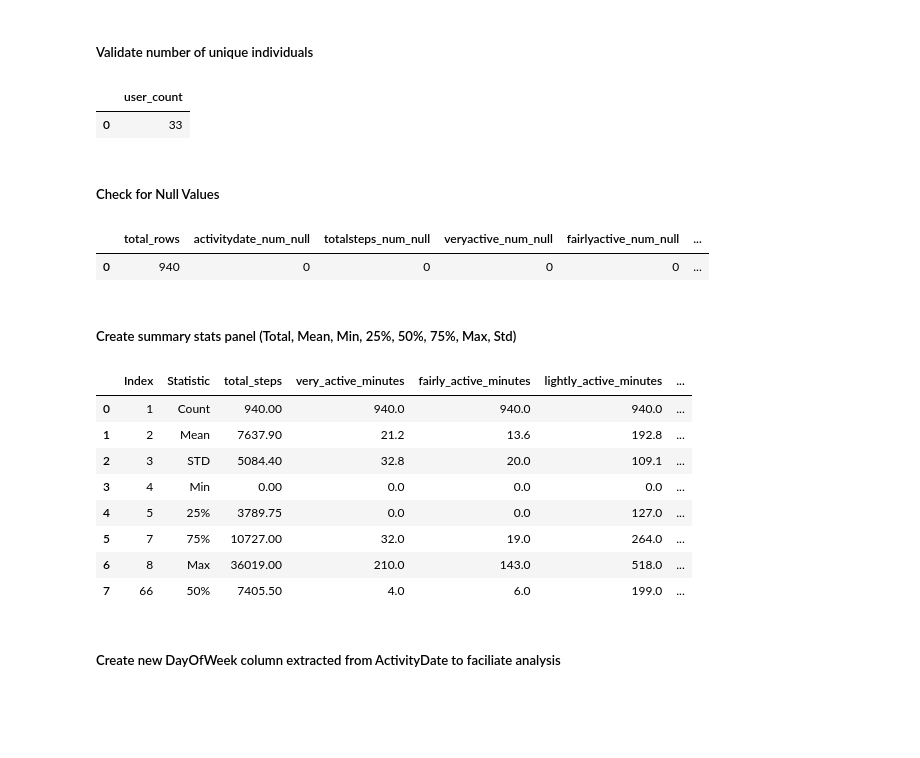
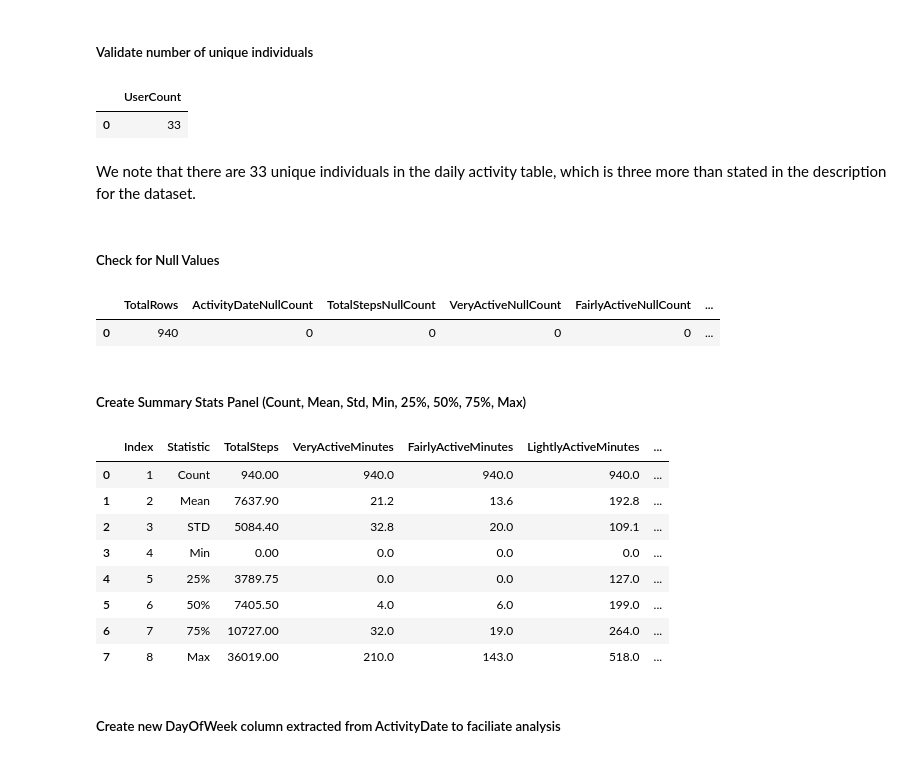
Before and after one commit to phlln/bellabeat-analysis, a Jupyter notebook: bellabeat_bigquery_playground.ipynb, the cells around one changed output. Saved outputs shown, nothing was run; the diff lists cells and outputs as text; code cells hidden in the pictures; blank space fills up the shorter version.

```diff
--- a/bellabeat_bigquery_playground.ipynb
+++ b/bellabeat_bigquery_playground.ipynb
@@ -152,40 +152,40 @@ Because we're primarly interested in extracting broad general user behaviors, me
 ##### Validate number of unique individuals
 # %%
 %%bigquery
-SELECT
-    COUNT(DISTINCT ID) AS user_count
-FROM `gac-bellabeat.activity.daily`;
+SELECT COUNT(DISTINCT ID) AS UserCount
+  FROM `gac-bellabeat.activity.daily`;
 # %% [output]
-|  | user_count |
+|  | UserCount |
 | 0 | 33 |
+# %% [markdown]
+We note that there are 33 unique individuals in the daily activity table, which is three more than stated in the description for the dataset.
 # %% [markdown]
 ##### Check for Null Values
 # %%
 %%bigquery
-SELECT
-    COUNT(*) total_rows,
-    SUM(CASE WHEN ActivityDate IS NULL THEN 1 ELSE 0 END) activitydate_num_null,
-    SUM(CASE WHEN TotalSteps IS NULL THEN 1 ELSE 0 END) totalsteps_num_null,
-    SUM(CASE WHEN VeryActiveMinutes IS NULL THEN 1 ELSE 0 END) veryactive_num_null,
-    SUM(CASE WHEN FairlyActiveMinutes IS NULL THEN 1 ELSE 0 END) fairlyactive_num_null,
-    SUM(CASE WHEN LightlyActiveMinutes IS NULL THEN 1 ELSE 0 END) lightlyactive_num_null,
-    SUM(CASE WHEN SedentaryMinutes IS NULL THEN 1 ELSE 0 END) sedentary_num_null,
-    SUM(CASE WHEN Calories IS NULL THEN 1 ELSE 0 END) calories_num_null
-FROM `gac-bellabeat.activity.daily`;
+SELECT COUNT(*) TotalRows,
+       SUM(CASE WHEN ActivityDate IS NULL THEN 1 ELSE 0 END) ActivityDateNullCount,
+       SUM(CASE WHEN TotalSteps IS NULL THEN 1 ELSE 0 END) TotalStepsNullCount,
+       SUM(CASE WHEN VeryActiveMinutes IS NULL THEN 1 ELSE 0 END) VeryActiveNullCount,
+       SUM(CASE WHEN FairlyActiveMinutes IS NULL THEN 1 ELSE 0 END) FairlyActiveNullCount,
+       SUM(CASE WHEN LightlyActiveMinutes IS NULL THEN 1 ELSE 0 END) LightlyActiveNullCount,
+       SUM(CASE WHEN SedentaryMinutes IS NULL THEN 1 ELSE 0 END) SedentaryNullCount,
+       SUM(CASE WHEN Calories IS NULL THEN 1 ELSE 0 END) CaloriesNullCount
+ FROM `gac-bellabeat.activity.daily`;
 # %% [output]
-|  | total_rows | activitydate_num_null | totalsteps_num_null | veryactive_num_null | fairlyactive_num_null | ... |
+|  | TotalRows | ActivityDateNullCount | TotalStepsNullCount | VeryActiveNullCount | FairlyActiveNullCount | ... |
 | 0 | 940 | 0 | 0 | 0 | 0 | ... |
 # %% [markdown]
-##### Create summary stats panel (Total, Mean, Min, 25%, 50%, 75%, Max, Std)
+##### Create Summary Stats Panel (Count, Mean, Std, Min, 25%, 50%, 75%, Max)
 # %%
 %%bigquery
 SELECT 1 AS Index,
       'Count' AS Statistic,
-       COUNT(TotalSteps) AS total_steps,
-       COUNT(VeryActiveMinutes) AS very_active_minutes,
-       COUNT(FairlyActiveMinutes) AS fairly_active_minutes,
-       COUNT(LightlyActiveMinutes) AS lightly_active_minutes,
-       COUNT(SedentaryMinutes) AS sedentary_minutes
+       COUNT(TotalSteps) AS TotalSteps,
+       COUNT(VeryActiveMinutes) AS VeryActiveMinutes,
+       COUNT(FairlyActiveMinutes) AS FairlyActiveMinutes,
+       COUNT(LightlyActiveMinutes) AS LightlyActiveMinutes,
+       COUNT(SedentaryMinutes) AS SedentaryMinutes
   FROM `gac-bellabeat.activity.daily`
  UNION ALL
 SELECT 2,
@@ -226,45 +226,45 @@ SELECT 4,
   FROM `gac-bellabeat.activity.daily`
   LIMIT 1)
   UNION ALL
-(SELECT 66,
+(SELECT 6,
        '50%',
        PERCENTILE_CONT(TotalSteps, 0.50) OVER(),
        PERCENTILE_CONT(VeryActiveMinutes, 0.50) OVER(),
        PERCENTILE_CONT(FairlyActiveMinutes, 0.50) OVER(),
        PERCENTILE_CONT(LightlyActiveMinutes, 0.50) OVER(),
        PERCENTILE_CONT(SedentaryMinutes, 0.50) OVER()
   FROM `gac-bellabeat.activity.daily`
   LIMIT 1)
   UNION ALL
 (SELECT 7,
        '75%',
        PERCENTILE_CONT(TotalSteps, 0.75) OVER(),
        PERCENTILE_CONT(VeryActiveMinutes, 0.75) OVER(),
        PERCENTILE_CONT(FairlyActiveMinutes, 0.75) OVER(),
        PERCENTILE_CONT(LightlyActiveMinutes, 0.75) OVER(),
        PERCENTILE_CONT(SedentaryMinutes, 0.75) OVER()
   FROM `gac-bellabeat.activity.daily`
  LIMIT 1)
  UNION ALL
 SELECT 8,
        'Max',
        MAX(TotalSteps),
        MAX(VeryActiveMinutes),
        MAX(FairlyActiveMinutes),
        MAX(LightlyActiveMinutes),
        MAX(SedentaryMinutes)
   FROM `gac-bellabeat.activity.daily`
 ORDER BY Index ASC;
 # %% [output]
-|  | Index | Statistic | total_steps | very_active_minutes | fairly_active_minutes | lightly_active_minutes | ... |
+|  | Index | Statistic | TotalSteps | VeryActiveMinutes | FairlyActiveMinutes | LightlyActiveMinutes | ... |
 | 0 | 1 | Count | 940.00 | 940.0 | 940.0 | 940.0 | ... |
 | 1 | 2 | Mean | 7637.90 | 21.2 | 13.6 | 192.8 | ... |
 | 2 | 3 | STD | 5084.40 | 32.8 | 20.0 | 109.1 | ... |
 | 3 | 4 | Min | 0.00 | 0.0 | 0.0 | 0.0 | ... |
 | 4 | 5 | 25% | 3789.75 | 0.0 | 0.0 | 127.0 | ... |
-| 5 | 7 | 75% | 10727.00 | 32.0 | 19.0 | 264.0 | ... |
-| 6 | 8 | Max | 36019.00 | 210.0 | 143.0 | 518.0 | ... |
-| 7 | 66 | 50% | 7405.50 | 4.0 | 6.0 | 199.0 | ... |
+| 5 | 6 | 50% | 7405.50 | 4.0 | 6.0 | 199.0 | ... |
+| 6 | 7 | 75% | 10727.00 | 32.0 | 19.0 | 264.0 | ... |
+| 7 | 8 | Max | 36019.00 | 210.0 | 143.0 | 518.0 | ... |
 # %% [markdown]
 ##### Create new DayOfWeek column extracted from ActivityDate to faciliate analysis
 # %%
```
Also changed, not shown: parts of 12 cells of this notebook.
